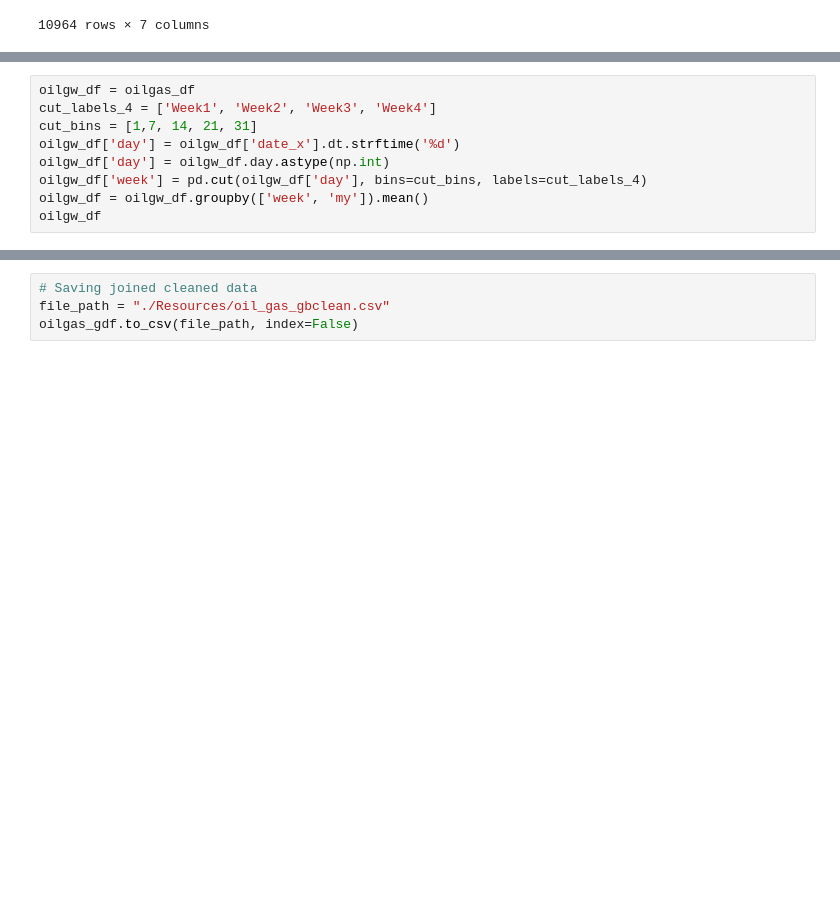
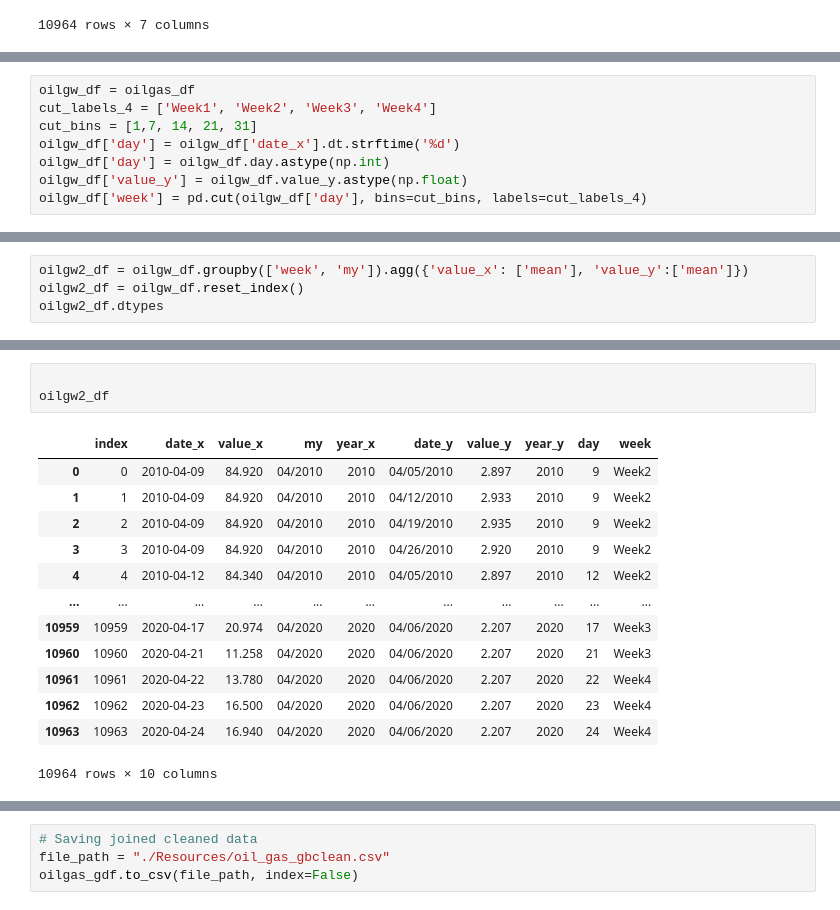
Before and after one commit to skotagiri95/Oil-and-Dollar-Value-Analysis-, a Jupyter notebook: Oil-cleanup.ipynb, the cells around one changed output, grey strips where cells are left out. Drawn from its saved outputs; the diff is of its cells as text; blank space fills up the shorter version.

```diff
--- a/Oil-cleanup.ipynb
+++ b/Oil-cleanup.ipynb
@@ -292,6 +303,5 @@ cut_labels_4 = ['Week1', 'Week2', 'Week3', 'Week4']
 cut_bins = [1,7, 14, 21, 31]
 oilgw_df['day'] = oilgw_df['date_x'].dt.strftime('%d')
 oilgw_df['day'] = oilgw_df.day.astype(np.int)
+oilgw_df['value_y'] = oilgw_df.value_y.astype(np.float)
 oilgw_df['week'] = pd.cut(oilgw_df['day'], bins=cut_bins, labels=cut_labels_4)
-oilgw_df = oilgw_df.groupby(['week', 'my']).mean()
-oilgw_df
@@ -312,0 +308,4 @@ oilgw_df
+# %%
+oilgw2_df = oilgw_df.groupby(['week', 'my']).agg({'value_x': ['mean'], 'value_y':['mean']})
+oilgw2_df = oilgw_df.reset_index()
+oilgw2_df.dtypes
@@ -313,2 +324,19 @@ oilgw_df
+# %%
+
+oilgw2_df
+# %% [output]
+|  | index | date_x | value_x | my | year_x | date_y | value_y | year_y | day | week |
+| 0 | 0 | 2010-04-09 | 84.920 | 04/2010 | 2010 | 04/05/2010 | 2.897 | 2010 | 9 | Week2 |
+| 1 | 1 | 2010-04-09 | 84.920 | 04/2010 | 2010 | 04/12/2010 | 2.933 | 2010 | 9 | Week2 |
+| 2 | 2 | 2010-04-09 | 84.920 | 04/2010 | 2010 | 04/19/2010 | 2.935 | 2010 | 9 | Week2 |
+| 3 | 3 | 2010-04-09 | 84.920 | 04/2010 | 2010 | 04/26/2010 | 2.920 | 2010 | 9 | Week2 |
+| 4 | 4 | 2010-04-12 | 84.340 | 04/2010 | 2010 | 04/05/2010 | 2.897 | 2010 | 12 | Week2 |
+| ... | ... | ... | ... | ... | ... | ... | ... | ... | ... | ... |
+| 10959 | 10959 | 2020-04-17 | 20.974 | 04/2020 | 2020 | 04/06/2020 | 2.207 | 2020 | 17 | Week3 |
+| 10960 | 10960 | 2020-04-21 | 11.258 | 04/2020 | 2020 | 04/06/2020 | 2.207 | 2020 | 21 | Week3 |
+| 10961 | 10961 | 2020-04-22 | 13.780 | 04/2020 | 2020 | 04/06/2020 | 2.207 | 2020 | 22 | Week4 |
+| 10962 | 10962 | 2020-04-23 | 16.500 | 04/2020 | 2020 | 04/06/2020 | 2.207 | 2020 | 23 | Week4 |
+| 10963 | 10963 | 2020-04-24 | 16.940 | 04/2020 | 2020 | 04/06/2020 | 2.207 | 2020 | 24 | Week4 |
+10964 rows × 10 columns
 # %%
 pwg_gdf
```
Also changed, not shown: parts of 22 cells of this notebook, 1 other file.
